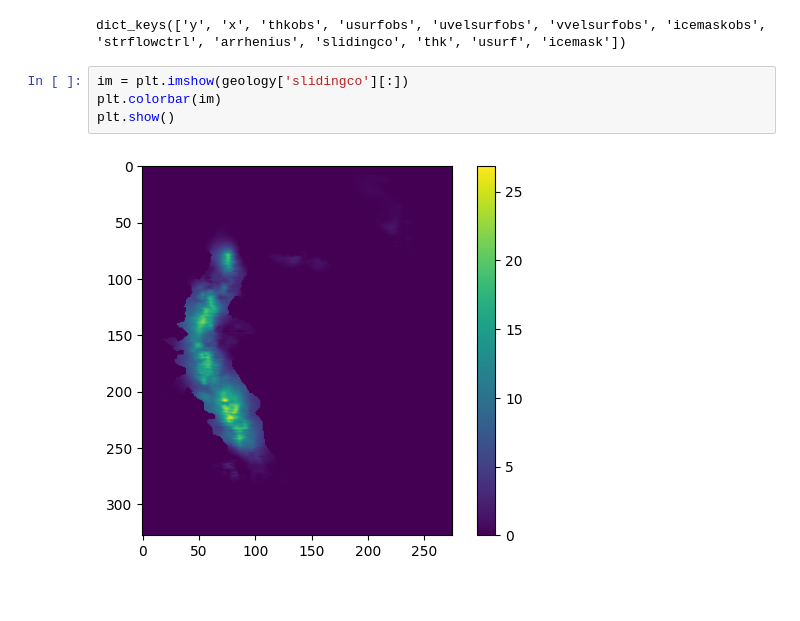
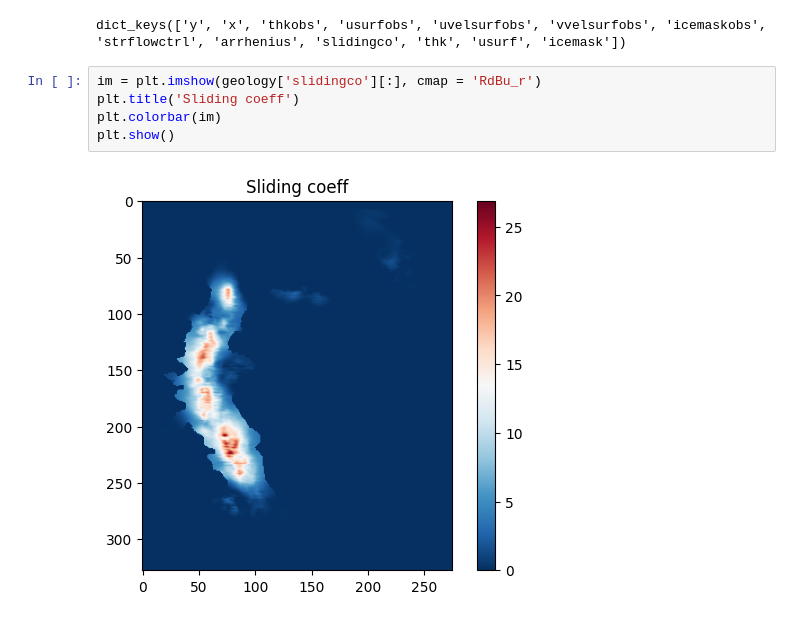
Before and after one commit to ethan-pierce/igm-alpine, a Jupyter notebook: mendenhall/inverse/outputs-cfsflow50/explore-output.ipynb, the cells around one changed output. Drawn from its saved outputs; the diff is of its cells as text.

```diff
--- a/mendenhall/inverse/outputs-cfsflow50/explore-output.ipynb
+++ b/mendenhall/inverse/outputs-cfsflow50/explore-output.ipynb
@@ -10,8 +10,9 @@ geology.variables.keys()
 # %% [output]
 dict_keys(['y', 'x', 'thkobs', 'usurfobs', 'uvelsurfobs', 'vvelsurfobs', 'icemaskobs', 'strflowctrl', 'arrhenius', 'slidingco', 'thk', 'usurf', 'icemask'])
 # %%
-im = plt.imshow(geology['slidingco'][:])
+im = plt.imshow(geology['slidingco'][:], cmap = 'RdBu_r')
+plt.title('Sliding coeff')
 plt.colorbar(im)
 plt.show()
 # %% [output]
-[figure, old version]
+[figure, new version]
```
Also changed, not shown: parts of 1 cell of this notebook.
